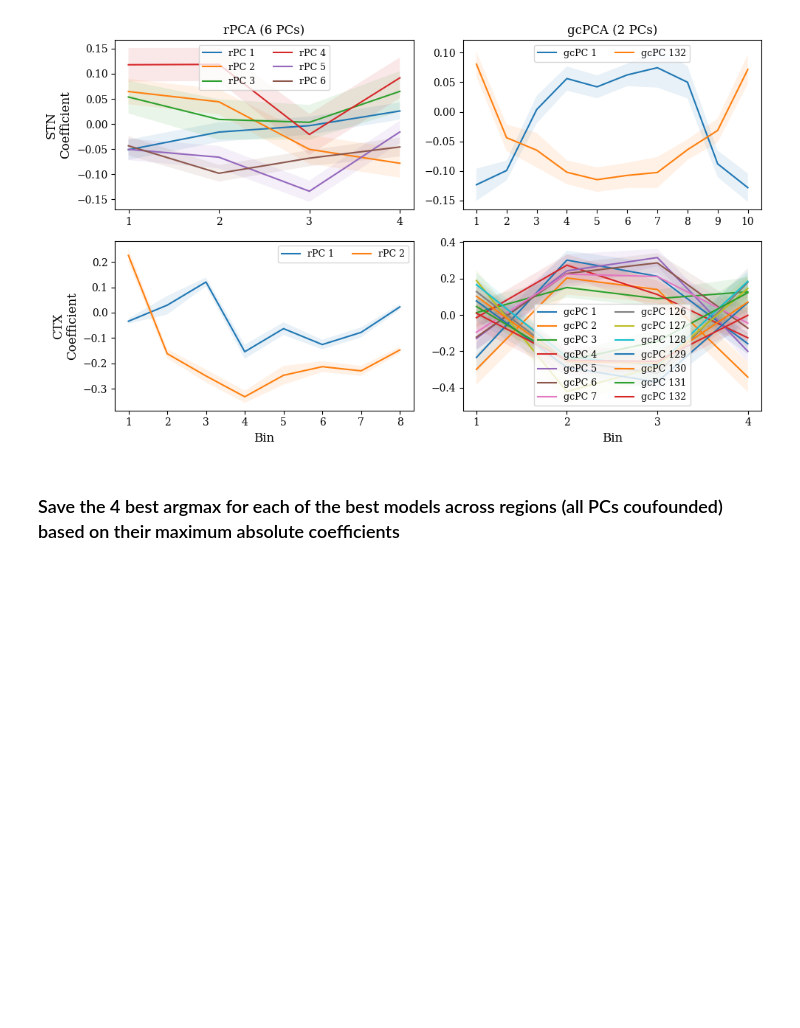
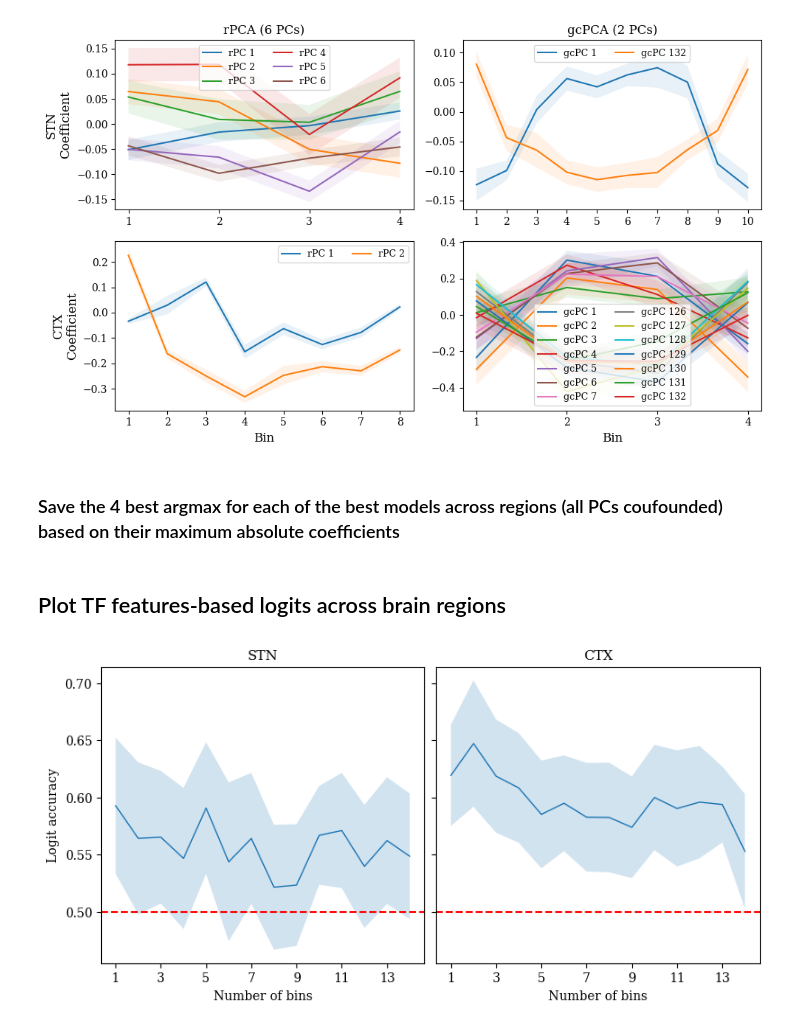
Before and after one commit to Jerem-loq/Beta_Bursts_Analysis_M2-Internship_Loquet-Bonaiuto, a Jupyter notebook: Group-Level_Results_Comparison_plots.ipynb, the cells around one changed output. Cells and saved outputs as stored; diff of their text form; code cells hidden in the pictures; blank space fills up the shorter version.

```diff
--- a/Group-Level_Results_Comparison_plots.ipynb
+++ b/Group-Level_Results_Comparison_plots.ipynb
@@ -370,3 +370,35 @@ for area in areas:
 
 plot_top4_abs_argmax
 np.save('./outputs-7/waveforms_to_look_at.npy', plot_top4_abs_argmax)
+# %% [markdown]
+## Plot TF features-based logits across brain regions
+# %%
+areas = ['stn', 'ctx']
+
+fig, axes = plt.subplots(1, 2, figsize=(8, 4), sharey=True, constrained_layout=True)
+
+for col_idx, area in enumerate(areas):
+    ax = axes[col_idx]
+    tf_data = np.load(f'./Group-Level_outputs/outputs-8/tf_outputs_{area}.npy', allow_pickle=True).item()
+
+    n_bins = tf_data['Metdata']['n_bins']
+    n_bins_count = len(n_bins)
+    accuracy = np.array(tf_data['accuracy'], dtype=float)
+    variance = np.array(tf_data['variance'], dtype=float)
+
+    mean = accuracy[:14]
+    sem = variance[:14] / np.sqrt(10)
+
+    ax.plot(n_bins, mean, lw=1,)
+    ax.fill_between(n_bins, mean - sem, mean + sem, alpha = 0.2)
+
+    ax.axhline(0.5, color='red', linestyle='--')
+    ax.set_xlabel('Number of bins', fontsize=10)
+    ax.set_title(f'{area.upper()}', fontsize=11)
+    ax.set_xticks(n_bins[::2])
+
+axes[0].set_ylabel('Logit accuracy', fontsize=10)
+
+plt.show()
+# %% [output]
+[figure, added]
```
